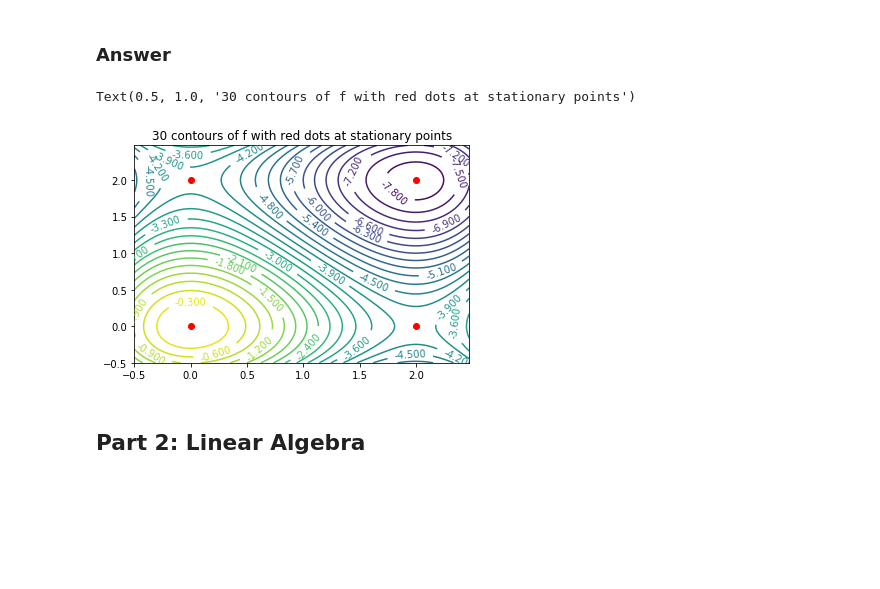
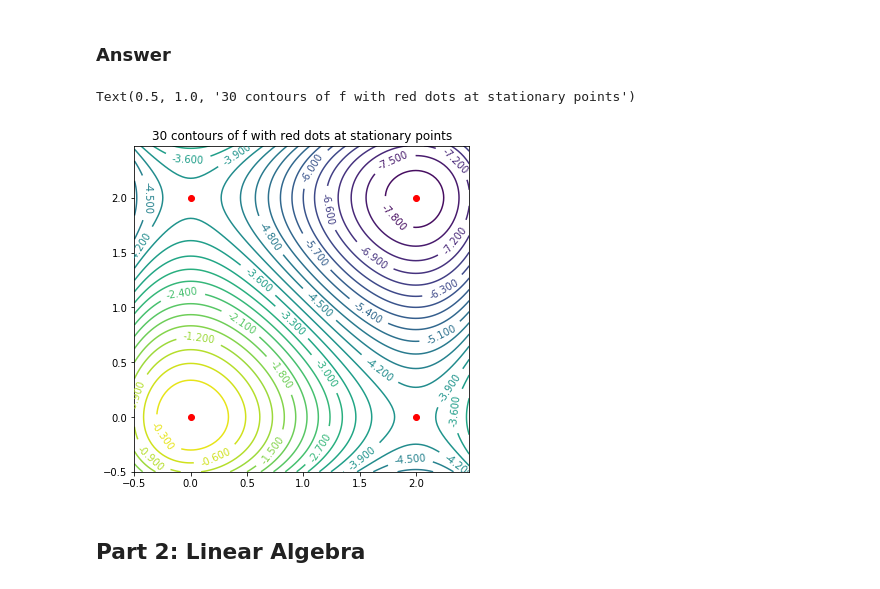
Before and after one commit to polortiz4/ComputerVision, a Jupyter notebook: homework01/homework01.ipynb, the cells around one changed output. Cells and saved outputs as stored; diff of their text form; code cells hidden in the pictures; blank space fills up the shorter version.

Commit message:
Make figure square

```diff
--- a/homework01/homework01.ipynb
+++ b/homework01/homework01.ipynb
@@ -108,20 +108,20 @@ To check that your answers are plausible, write Python 3 code that displays a pl
 # %%
 import numpy as np
 import matplotlib
 from matplotlib import pyplot as plt
 delta = 0.025
 x = np.arange(-0.5, 2.5, delta)
 y = np.arange(-0.5, 2.5, delta)
 X, Y = np.meshgrid(x, y)
 f = np.power(X,3) - 3 * np.power(X,2) + np.power(Y,3) - 3 * np.power(Y,2)
-fig, ax = plt.subplots()
+fig, ax = plt.subplots(figsize=(6,6))
 plt.plot([0,0,2,2], [0,2,0,2], 'ro')
 CS = ax.contour(X, Y, f, 30)
 ax.clabel(CS, inline=1, fontsize=10)
 ax.set_title('30 contours of f with red dots at stationary points')
 # %% [output]
 Text(0.5, 1.0, '30 contours of f with red dots at stationary points')
-[figure, old version]
+[figure, new version]
 # %% [markdown]
 ## Part 2: Linear Algebra
 # %% [markdown]
```
